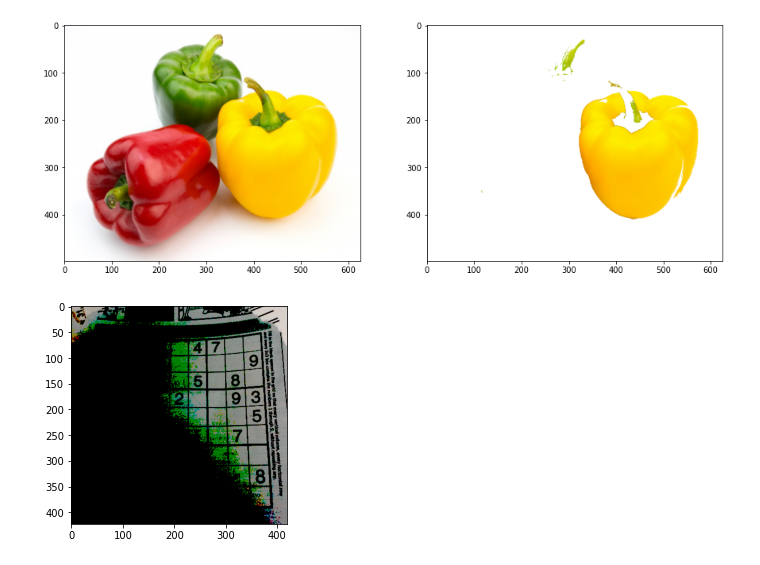
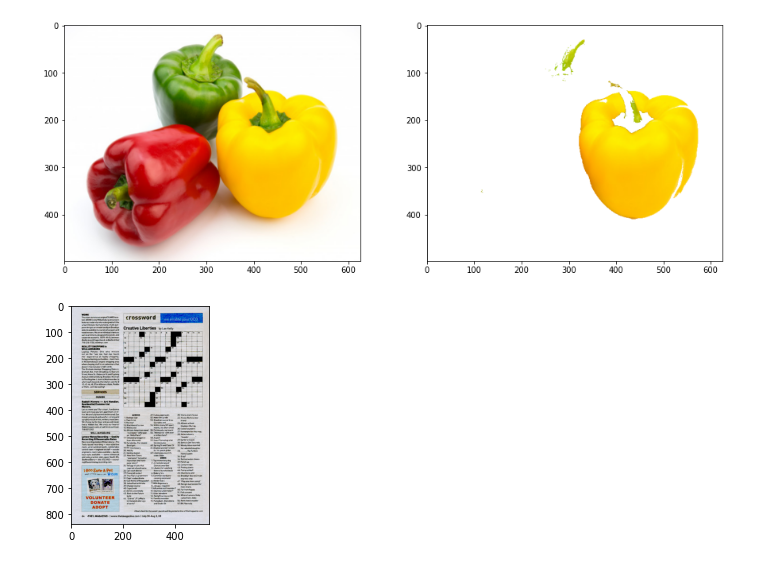
Before and after one commit to sugengprastiyo/PCVK_Genap_2021, a Jupyter notebook: Week10.ipynb, the cells around one changed output. Cells and saved outputs as stored; diff of their text form; code cells hidden in the pictures.

```diff
--- a/Week10.ipynb
+++ b/Week10.ipynb
@@ -178,12 +178,12 @@ plt.show
 <function matplotlib.pyplot.show>
 [figure]
 # %%
-img = cv2.imread('/content/drive/MyDrive/PCVK_MM/Img/sudoku-original.jpg')
+img = cv2.imread('/content/drive/MyDrive/PCVK_MM/Img/crossword.jpg')
 
 ret, thresh = cv2.threshold(img, 125, 255, cv2.THRESH_TOZERO)
 
 plt.imshow(thresh)
 cv2.waitKey(0)
 cv2.destroyAllWindows()
 # %% [output]
-[figure, old version]
+[figure, new version]
```
Also changed, not shown: parts of 1 cell of this notebook.
